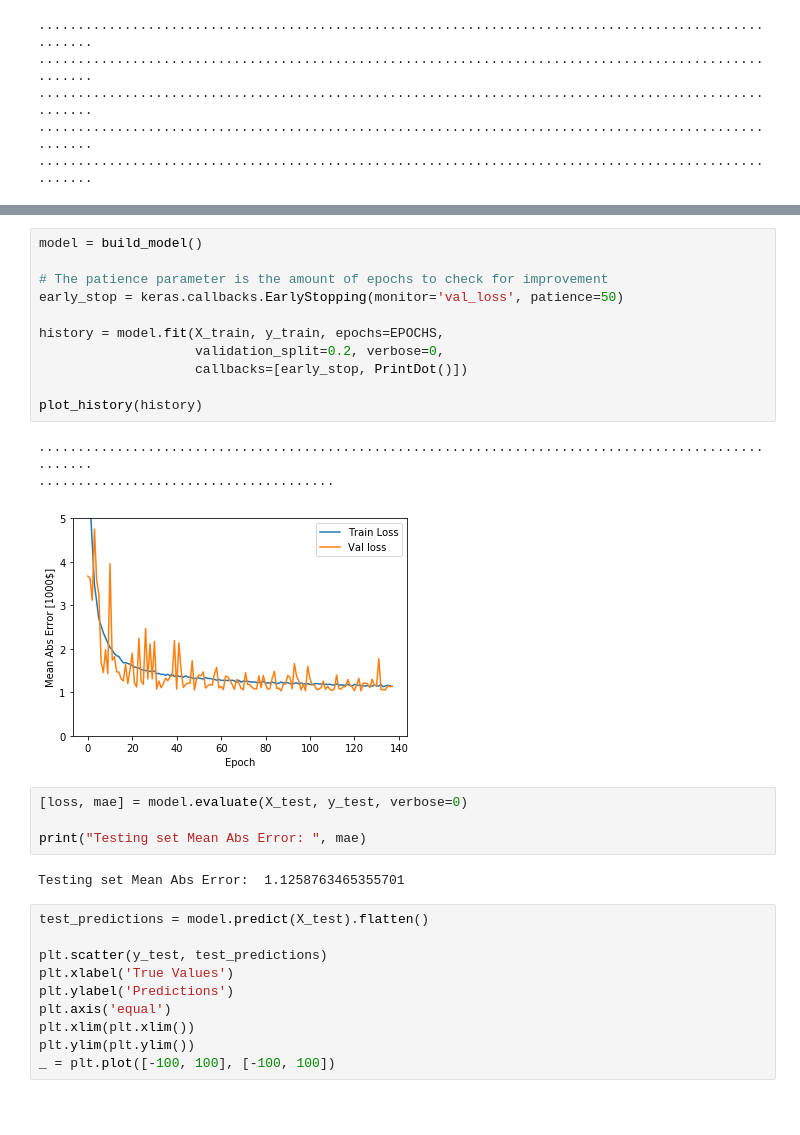
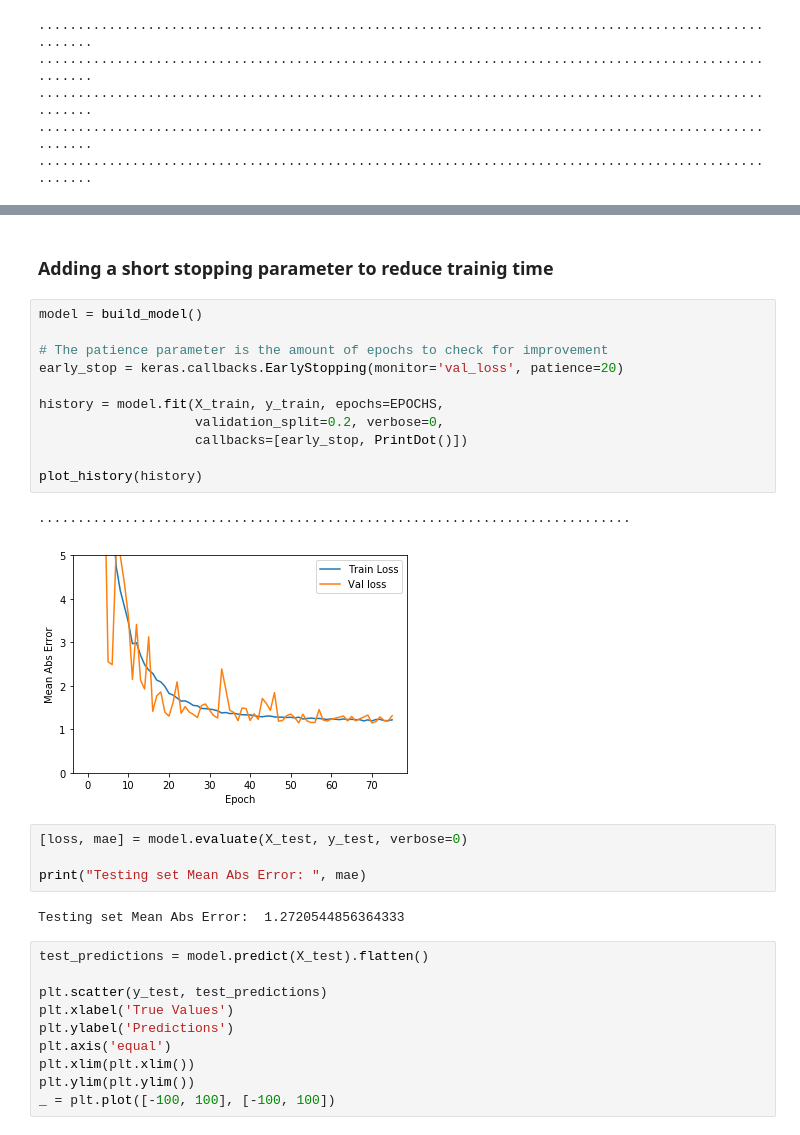
Before and after one commit to dhbrand/iaa_fall3_hw, a Jupyter notebook: dm/proj/dave_tf.ipynb, the cells around one changed output, grey strips where cells are left out. Drawn from its saved outputs; the diff is of its cells as text; blank space fills up the shorter version.

```diff
--- a/dm/proj/dave_tf.ipynb
+++ b/dm/proj/dave_tf.ipynb
@@ -85,24 +90,25 @@ plot_history(history)
+# %% [markdown]
+### Adding a short stopping parameter to reduce trainig time
 # %%
 model = build_model()
 
 # The patience parameter is the amount of epochs to check for improvement
-early_stop = keras.callbacks.EarlyStopping(monitor='val_loss', patience=50)
+early_stop = keras.callbacks.EarlyStopping(monitor='val_loss', patience=20)
 
 history = model.fit(X_train, y_train, epochs=EPOCHS,
                     validation_split=0.2, verbose=0,
                     callbacks=[early_stop, PrintDot()])
 
 plot_history(history)
 # %% [output]
-....................................................................................................
-......................................
+............................................................................
-[figure, old version]
+[figure, new version]
 # %%
 [loss, mae] = model.evaluate(X_test, y_test, verbose=0)
 
 print("Testing set Mean Abs Error: ", mae)
 # %% [output]
-Testing set Mean Abs Error:  1.1258763465355701
+Testing set Mean Abs Error:  1.2720544856364333
 # %%
 test_predictions = model.predict(X_test).flatten()
 
```
Also changed, not shown: parts of 47 cells of this notebook, 10 other files.
